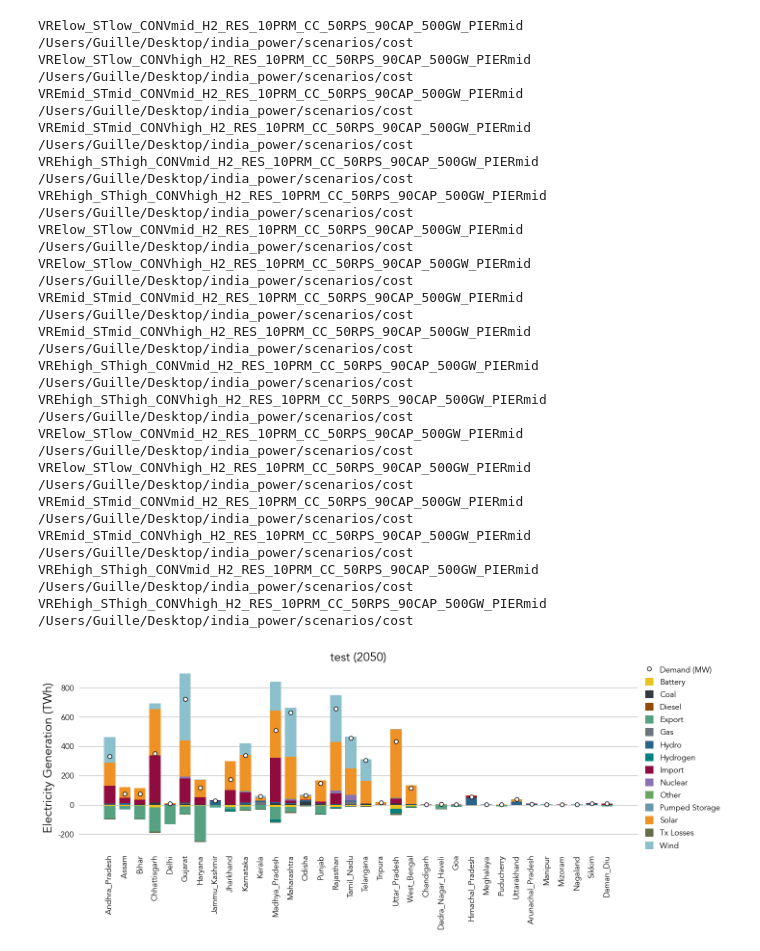
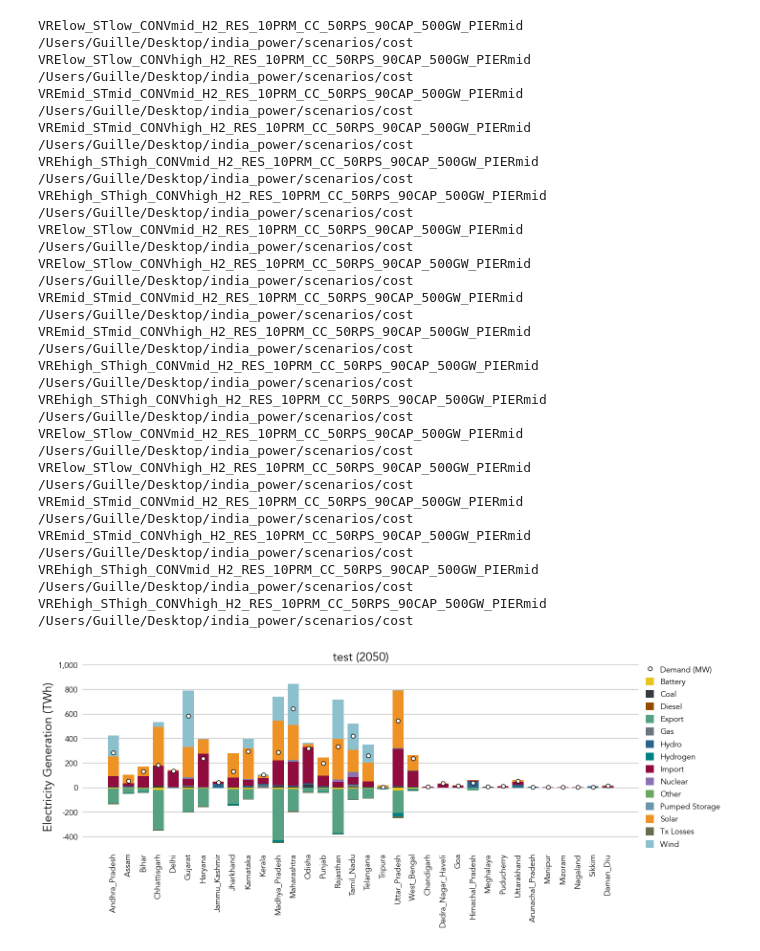
Before and after one commit to cetlab-ucsb/gridpath_india_viz, a Jupyter notebook: software/zone_level-bar_plot.ipynb, the cells around one changed output. Drawn from its saved outputs; the diff is of its cells as text; code cells hidden in the pictures.

Commit message:
dispatch plot and export/import bug correction

```diff
--- a/software/zone_level-bar_plot.ipynb
+++ b/software/zone_level-bar_plot.ipynb
@@ -108,7 +108,7 @@ def _load_transmission(scen_labels_):
 
         df_['transmission_losses_lz_to']   = - df_['number_of_hours_in_timepoint']*df_['timepoint_weight']*df_['transmission_losses_lz_to']
         df_['transmission_losses_lz_from'] = - df_['number_of_hours_in_timepoint']*df_['timepoint_weight']*df_['transmission_losses_lz_from']
-        df_['transmission_flow_mw']           = df_['number_of_hours_in_timepoint']*df_['timepoint_weight']*df_['transmission_flow_mw']
+        df_['transmission_flow_mw']        = df_['number_of_hours_in_timepoint']*df_['timepoint_weight']*df_['transmission_flow_mw']
 
         df_1_               = df_[['period', 'load_zone_to', 'transmission_losses_lz_to']].copy()
         df_1_['technology'] = 'Tx_Losses'
@@ -122,15 +122,16 @@ def _load_transmission(scen_labels_):
 
         df_3_ = df_[['period', 'load_zone_to', 'transmission_flow_mw']].copy()
         df_3_ = df_3_.rename(columns = {'transmission_flow_mw': 'power_mw',
-                                        'load_zone_from': 'load_zone'})
+                                        'load_zone_to': 'load_zone'})
 
-        df_3_.loc[df_3_['power_mw'] >= 0., 'technology'] = 'Export'
-        df_3_.loc[df_3_['power_mw'] < 0., 'technology']  = 'Import'
+        df_3_.loc[df_3_['power_mw'] >= 0., 'technology'] = 'Import'
+        df_3_.loc[df_3_['power_mw'] < 0., 'technology']  = 'Export'
 
         df_4_ = df_[['period', 'load_zone_from', 'transmission_flow_mw']].copy()
         df_4_ = df_4_.rename(columns = {'transmission_flow_mw': 'power_mw',
                                         'load_zone_from': 'load_zone'})
 
+        df_4_['power_mw'] = - df_4_['power_mw']
 
         df_4_.loc[df_4_['power_mw'] >= 0., 'technology'] = 'Import'
         df_4_.loc[df_4_['power_mw'] < 0., 'technology']  = 'Export'
@@ -164,7 +165,7 @@ def _load_demand(scen_labels_):
 
         df_['overgeneration_mw']  = df_['number_of_hours_in_timepoint']*df_['timepoint_weight']*df_['overgeneration_mw']
         df_['unserved_energy_mw'] = df_['number_of_hours_in_timepoint']*df_['timepoint_weight']*df_['unserved_energy_mw']
-        df_['power_mw']           = df_['number_of_hours_in_timepoint']*df_['timepoint_weight']*df_['total_power_mw']
+        df_['power_mw']           = df_['number_of_hours_in_timepoint']*df_['timepoint_weight']*df_['static_load_mw']
 
         df_1_               = df_[['period', 'load_zone', 'overgeneration_mw']].copy()
         df_1_['technology'] = 'Curtailment'
@@ -457,7 +458,7 @@ def _plot_dispatch_by_zone(ax, df_1_, df_2_, tech_label_, scen, period,
         offset_positive = 0.
         offset_negative = 0.
 
-    x_ = x_ + .9/len(scens_)
+    x_ = x_ + .9/len(zones_)
 
     ax.set_xticks(ticks_, labels_, rotation = 90)
     ax.xaxis.set_tick_params(labelsize = 12, left = False)
@@ -643,36 +634,40 @@ fig = plt.figure(figsize = (15, 5))
 _ax = plt.subplot(111)
 
 period     = 2050
 scen       = 'VREhigh_SThigh_CONVhigh_H2_RES_10PRM_CC_50RPS_90CAP_500GW_PIERmid'
 scen_label = 'test'
 
 _plot_dispatch_by_zone(_ax, group_dispatch_, demand_, tech_labels_, scen, period,
+                       y_lim_min   = -500,
+                       y_lim_max   = 1000,
                        title       = f'{scen_label} ({period})',
                        units_label = 'Electricity Generation (TWh)')
 
-plt.savefig(path_to_images + f'/zone_dispatch_mwh.png', bbox_inches = 'tight',
-                                                        dpi         = 600)
+plt.savefig(path_to_images + f'/{scen}-{period}-zone_dispatch_mwh-bar_plots.png',
+            bbox_inches = 'tight',
+            dpi         = 600)
+
 plt.show()
 # %% [output]
 VRElow_STlow_CONVmid_H2_RES_10PRM_CC_50RPS_90CAP_500GW_PIERmid /Users/Guille/Desktop/india_power/scenarios/cost
 VRElow_STlow_CONVhigh_H2_RES_10PRM_CC_50RPS_90CAP_500GW_PIERmid /Users/Guille/Desktop/india_power/scenarios/cost
 VREmid_STmid_CONVmid_H2_RES_10PRM_CC_50RPS_90CAP_500GW_PIERmid /Users/Guille/Desktop/india_power/scenarios/cost
 VREmid_STmid_CONVhigh_H2_RES_10PRM_CC_50RPS_90CAP_500GW_PIERmid /Users/Guille/Desktop/india_power/scenarios/cost
 VREhigh_SThigh_CONVmid_H2_RES_10PRM_CC_50RPS_90CAP_500GW_PIERmid /Users/Guille/Desktop/india_power/scenarios/cost
 VREhigh_SThigh_CONVhigh_H2_RES_10PRM_CC_50RPS_90CAP_500GW_PIERmid /Users/Guille/Desktop/india_power/scenarios/cost
 VRElow_STlow_CONVmid_H2_RES_10PRM_CC_50RPS_90CAP_500GW_PIERmid /Users/Guille/Desktop/india_power/scenarios/cost
 VRElow_STlow_CONVhigh_H2_RES_10PRM_CC_50RPS_90CAP_500GW_PIERmid /Users/Guille/Desktop/india_power/scenarios/cost
 VREmid_STmid_CONVmid_H2_RES_10PRM_CC_50RPS_90CAP_500GW_PIERmid /Users/Guille/Desktop/india_power/scenarios/cost
 VREmid_STmid_CONVhigh_H2_RES_10PRM_CC_50RPS_90CAP_500GW_PIERmid /Users/Guille/Desktop/india_power/scenarios/cost
 VREhigh_SThigh_CONVmid_H2_RES_10PRM_CC_50RPS_90CAP_500GW_PIERmid /Users/Guille/Desktop/india_power/scenarios/cost
 VREhigh_SThigh_CONVhigh_H2_RES_10PRM_CC_50RPS_90CAP_500GW_PIERmid /Users/Guille/Desktop/india_power/scenarios/cost
 VRElow_STlow_CONVmid_H2_RES_10PRM_CC_50RPS_90CAP_500GW_PIERmid /Users/Guille/Desktop/india_power/scenarios/cost
 VRElow_STlow_CONVhigh_H2_RES_10PRM_CC_50RPS_90CAP_500GW_PIERmid /Users/Guille/Desktop/india_power/scenarios/cost
 VREmid_STmid_CONVmid_H2_RES_10PRM_CC_50RPS_90CAP_500GW_PIERmid /Users/Guille/Desktop/india_power/scenarios/cost
 VREmid_STmid_CONVhigh_H2_RES_10PRM_CC_50RPS_90CAP_500GW_PIERmid /Users/Guille/Desktop/india_power/scenarios/cost
 VREhigh_SThigh_CONVmid_H2_RES_10PRM_CC_50RPS_90CAP_500GW_PIERmid /Users/Guille/Desktop/india_power/scenarios/cost
 VREhigh_SThigh_CONVhigh_H2_RES_10PRM_CC_50RPS_90CAP_500GW_PIERmid /Users/Guille/Desktop/india_power/scenarios/cost
-[figure, old version]
+[figure, new version]
 # %%
 capacity_       = _load_capacity(scen_labels_)
 group_capacity_ = _group_capacity_technologies(capacity_, tech_labels_)
```
Also changed, not shown: parts of 6 cells of this notebook, 1 other file.
